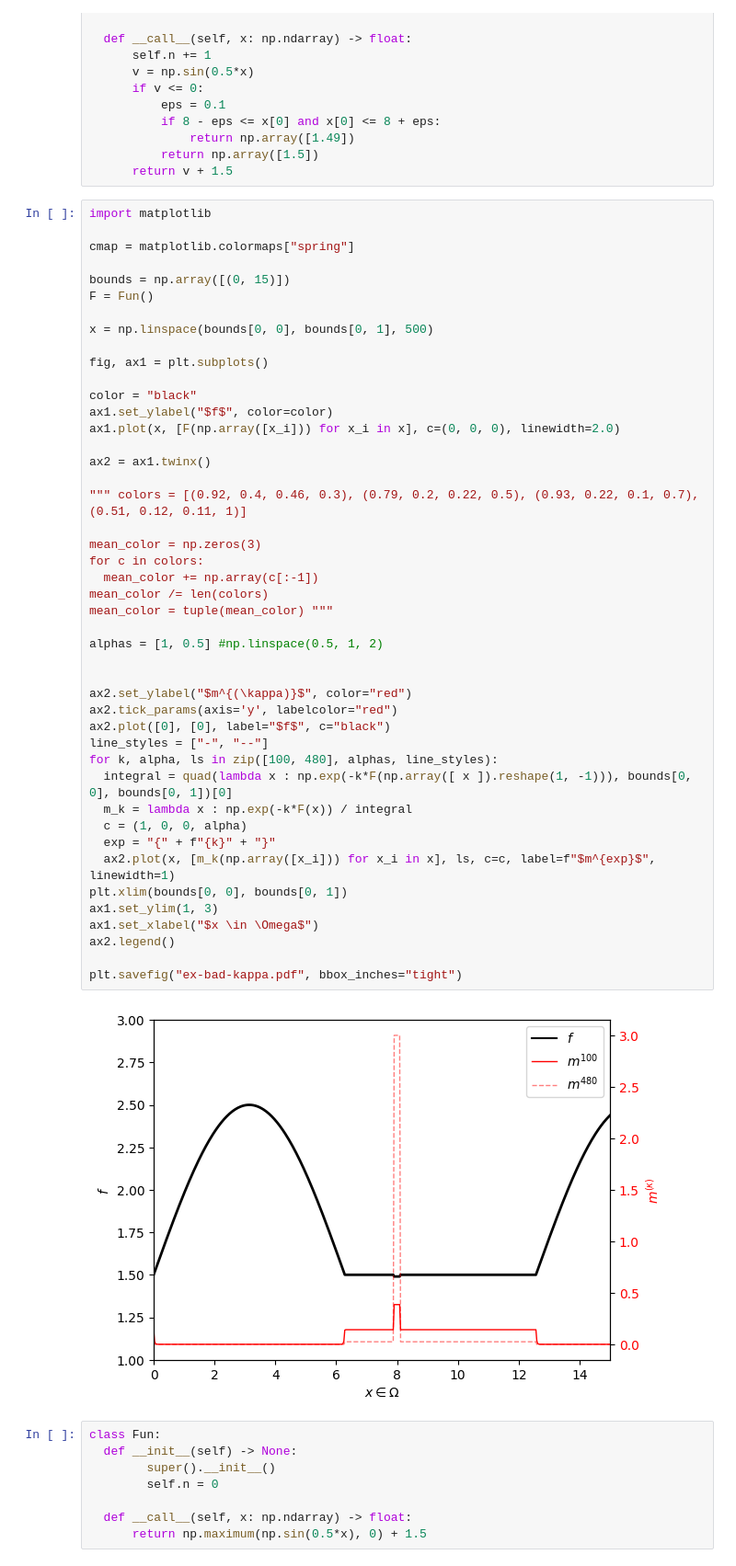
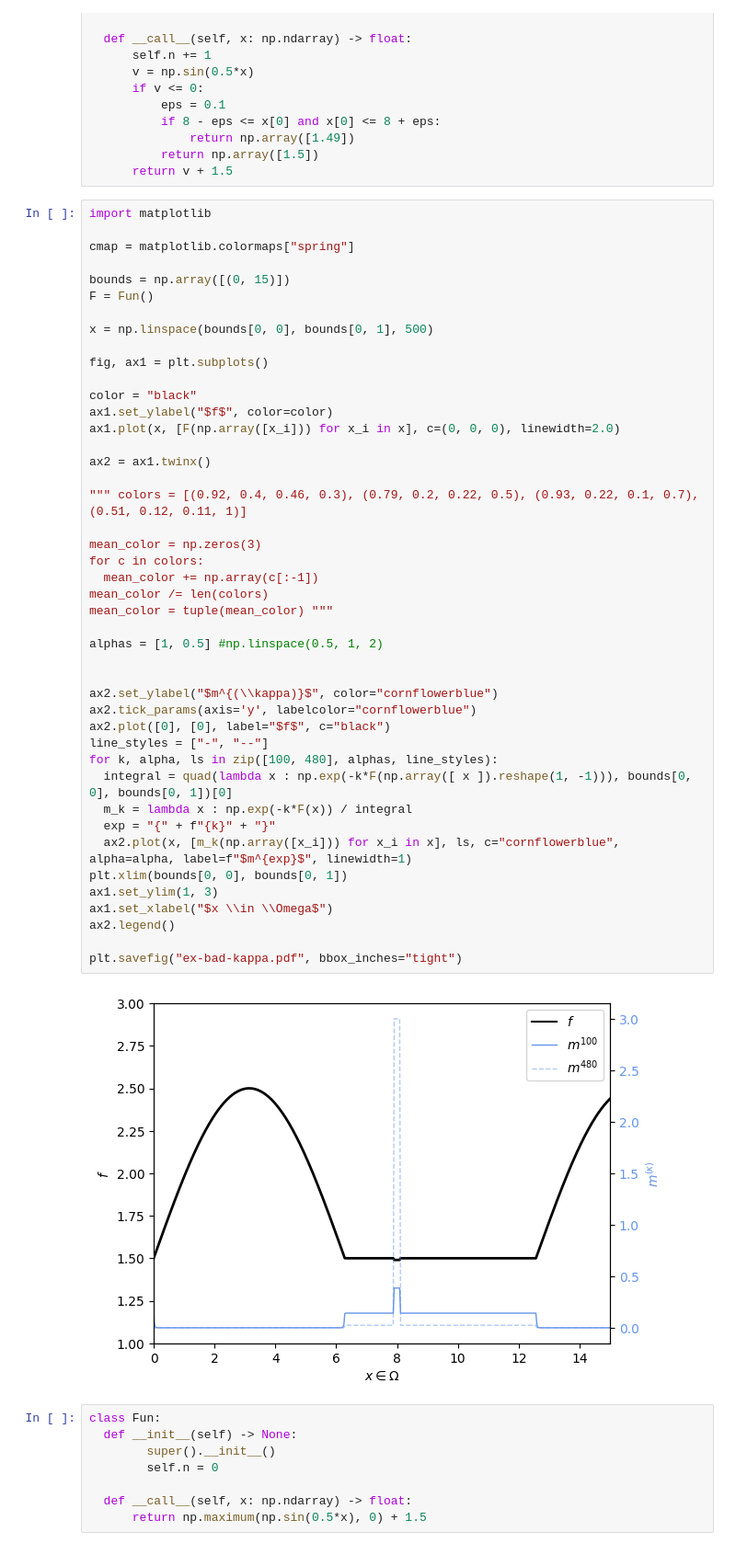
Before and after one commit to gaetanserre/Stochastic-Global-Optimization, a Jupyter notebook: m_k_fig.ipynb, the cells around one changed output. Shown at 92% size. Cells and saved outputs as stored; diff of their text form.

Commit message:
change color

```diff
--- a/m_k_fig.ipynb
+++ b/m_k_fig.ipynb
@@ -33,39 +33,38 @@ fig, ax1 = plt.subplots()
 
 color = "black"
 ax1.set_ylabel("$f$", color=color)
 ax1.plot(x, [F(np.array([x_i])) for x_i in x], c=(0, 0, 0), linewidth=2.0)
 
 ax2 = ax1.twinx()
 
 """ colors = [(0.92, 0.4, 0.46, 0.3), (0.79, 0.2, 0.22, 0.5), (0.93, 0.22, 0.1, 0.7), (0.51, 0.12, 0.11, 1)]
 
 mean_color = np.zeros(3)
 for c in colors:
   mean_color += np.array(c[:-1])
 mean_color /= len(colors)
 mean_color = tuple(mean_color) """
 
 alphas = [1, 0.5] #np.linspace(0.5, 1, 2)
 
 
-ax2.set_ylabel("$m^{(\kappa)}$", color="red")
-ax2.tick_params(axis='y', labelcolor="red")
+ax2.set_ylabel("$m^{(\\kappa)}$", color="cornflowerblue")
+ax2.tick_params(axis='y', labelcolor="cornflowerblue")
 ax2.plot([0], [0], label="$f$", c="black")
 line_styles = ["-", "--"]
 for k, alpha, ls in zip([100, 480], alphas, line_styles):
   integral = quad(lambda x : np.exp(-k*F(np.array([ x ]).reshape(1, -1))), bounds[0, 0], bounds[0, 1])[0]
   m_k = lambda x : np.exp(-k*F(x)) / integral
-  c = (1, 0, 0, alpha)
   exp = "{" + f"{k}" + "}"
-  ax2.plot(x, [m_k(np.array([x_i])) for x_i in x], ls, c=c, label=f"$m^{exp}$", linewidth=1)
+  ax2.plot(x, [m_k(np.array([x_i])) for x_i in x], ls, c="cornflowerblue", alpha=alpha, label=f"$m^{exp}$", linewidth=1)
 plt.xlim(bounds[0, 0], bounds[0, 1])
 ax1.set_ylim(1, 3)
-ax1.set_xlabel("$x \in \Omega$")
+ax1.set_xlabel("$x \\in \\Omega$")
 ax2.legend()
 
 plt.savefig("ex-bad-kappa.pdf", bbox_inches="tight")
 # %% [output]
-[figure, old version]
+[figure, new version]
 # %%
 class Fun:
   def __init__(self) -> None:
```
